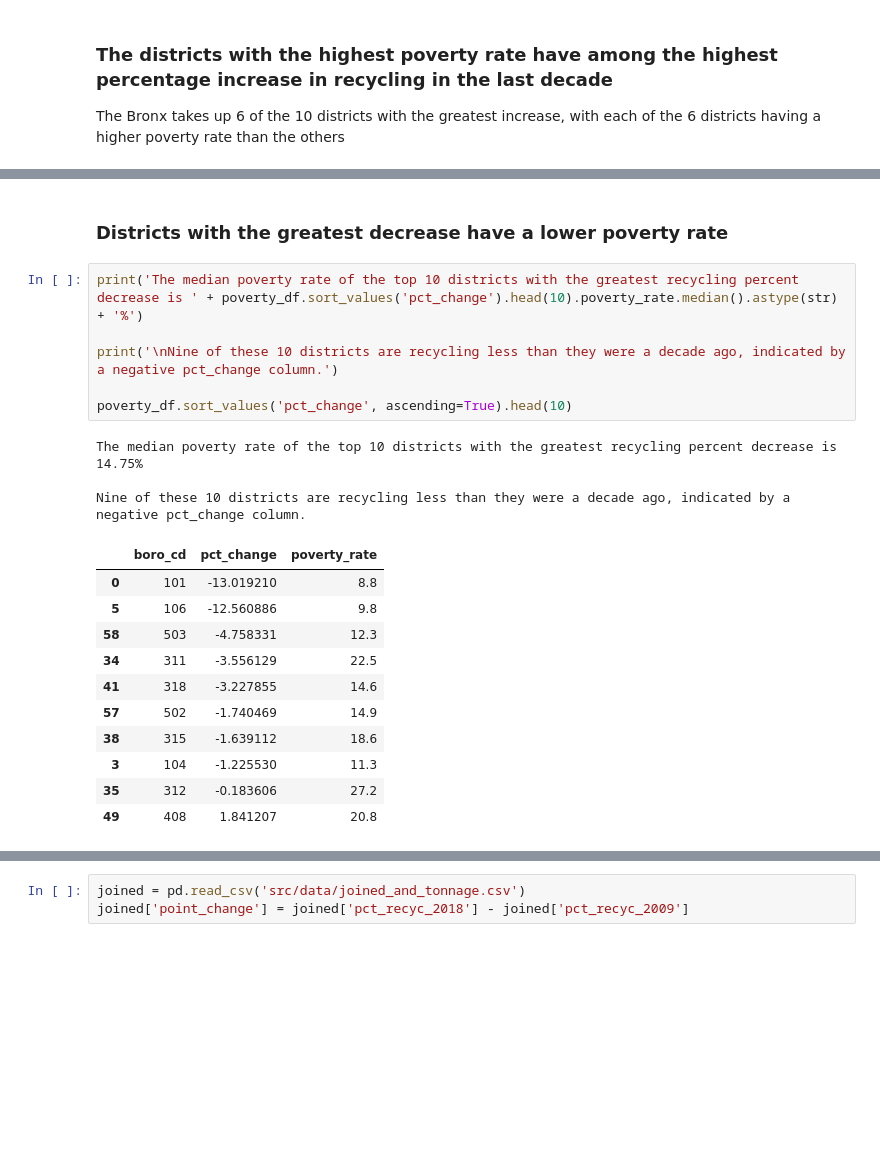
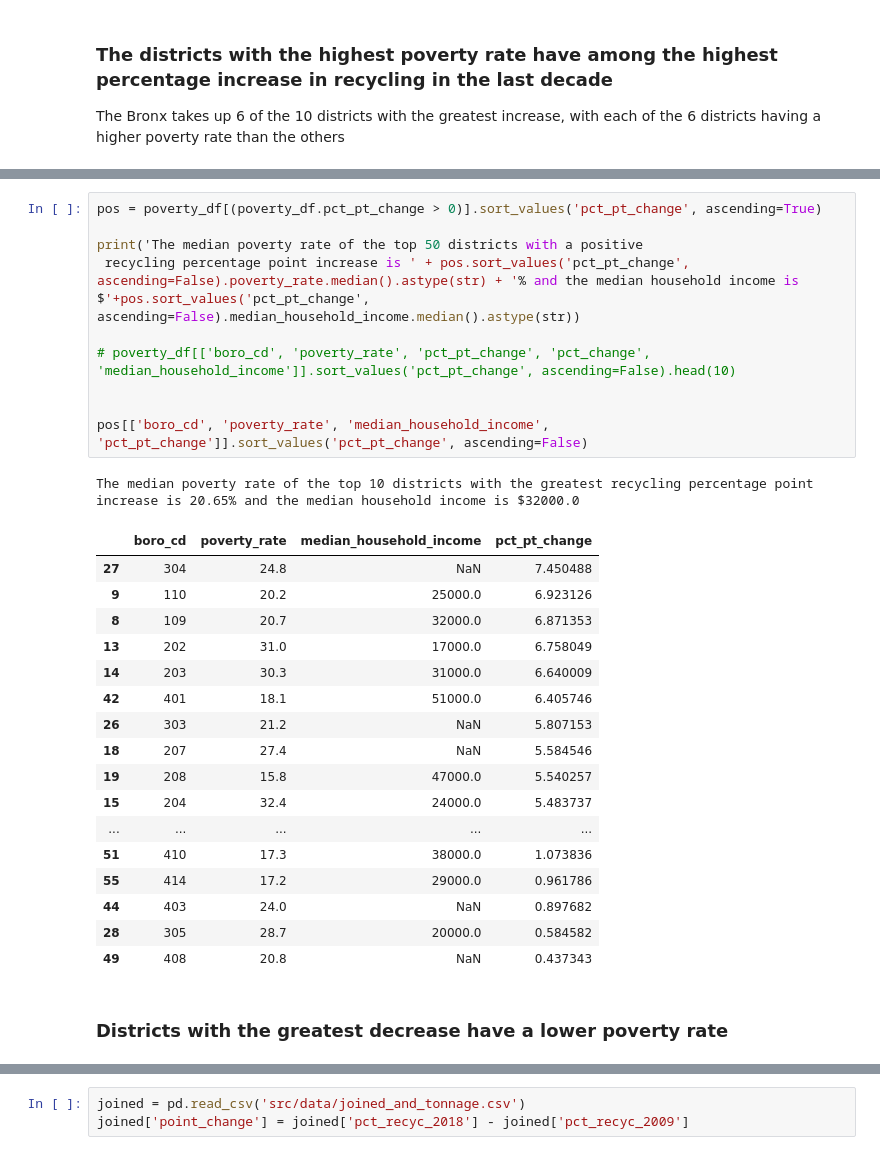
Before and after one commit to tongxuCai/NYC-recycling, a Jupyter notebook: src/data/NYC_Recycling_Sawyer.ipynb, the cells around one changed output, grey strips where cells are left out. Saved outputs shown, nothing was run; the diff lists cells and outputs as text; blank space fills up the shorter version.

```diff
--- a/src/data/NYC_Recycling_Sawyer.ipynb
+++ b/src/data/NYC_Recycling_Sawyer.ipynb
@@ -249,23 +235,31 @@ The median poverty rate of the top 10 districts with the greatest recycling perc
+# %%
+pos = poverty_df[(poverty_df.pct_pt_change > 0)].sort_values('pct_pt_change', ascending=True)
+
+print('The median poverty rate of the top 50 districts with a positive
+ recycling percentage point increase is ' + pos.sort_values('pct_pt_change', ascending=False).poverty_rate.median().astype(str) + '% and the median household income is $'+pos.sort_values('pct_pt_change', ascending=False).median_household_income.median().astype(str))
+
+# poverty_df[['boro_cd', 'poverty_rate', 'pct_pt_change', 'pct_change', 'median_household_income']].sort_values('pct_pt_change', ascending=False).head(10)
+
+
+pos[['boro_cd', 'poverty_rate', 'median_household_income', 'pct_pt_change']].sort_values('pct_pt_change', ascending=False)
+# %% [output]
+The median poverty rate of the top 10 districts with the greatest recycling percentage point increase is 20.65% and the median household income is $32000.0
+|  | boro_cd | poverty_rate | median_household_income | pct_pt_change |
+| 27 | 304 | 24.8 | NaN | 7.450488 |
+| 9 | 110 | 20.2 | 25000.0 | 6.923126 |
+| 8 | 109 | 20.7 | 32000.0 | 6.871353 |
+| 13 | 202 | 31.0 | 17000.0 | 6.758049 |
+| 14 | 203 | 30.3 | 31000.0 | 6.640009 |
+| 42 | 401 | 18.1 | 51000.0 | 6.405746 |
+| 26 | 303 | 21.2 | NaN | 5.807153 |
+| 18 | 207 | 27.4 | NaN | 5.584546 |
+| 19 | 208 | 15.8 | 47000.0 | 5.540257 |
+| 15 | 204 | 32.4 | 24000.0 | 5.483737 |
+| ... | ... | ... | ... | ... |
+| 51 | 410 | 17.3 | 38000.0 | 1.073836 |
+| 55 | 414 | 17.2 | 29000.0 | 0.961786 |
+| 44 | 403 | 24.0 | NaN | 0.897682 |
+| 28 | 305 | 28.7 | 20000.0 | 0.584582 |
+| 49 | 408 | 20.8 | NaN | 0.437343 |
 # %% [markdown]
 ### Districts with the greatest decrease have a lower poverty rate
-# %%
-print('The median poverty rate of the top 10 districts with the greatest recycling percent decrease is ' + poverty_df.sort_values('pct_change').head(10).poverty_rate.median().astype(str) + '%')
-
-print('\nNine of these 10 districts are recycling less than they were a decade ago, indicated by a negative pct_change column.')
-
-poverty_df.sort_values('pct_change', ascending=True).head(10)
-# %% [output]
-The median poverty rate of the top 10 districts with the greatest recycling percent decrease is 14.75%
-
-Nine of these 10 districts are recycling less than they were a decade ago, indicated by a negative pct_change column.
-|  | boro_cd | pct_change | poverty_rate |
-| 0 | 101 | -13.019210 | 8.8 |
-| 5 | 106 | -12.560886 | 9.8 |
-| 58 | 503 | -4.758331 | 12.3 |
-| 34 | 311 | -3.556129 | 22.5 |
-| 41 | 318 | -3.227855 | 14.6 |
-| 57 | 502 | -1.740469 | 14.9 |
-| 38 | 315 | -1.639112 | 18.6 |
-| 3 | 104 | -1.225530 | 11.3 |
-| 35 | 312 | -0.183606 | 27.2 |
-| 49 | 408 | 1.841207 | 20.8 |
```
Also changed, not shown: parts of 8 cells of this notebook, 50 other files.
